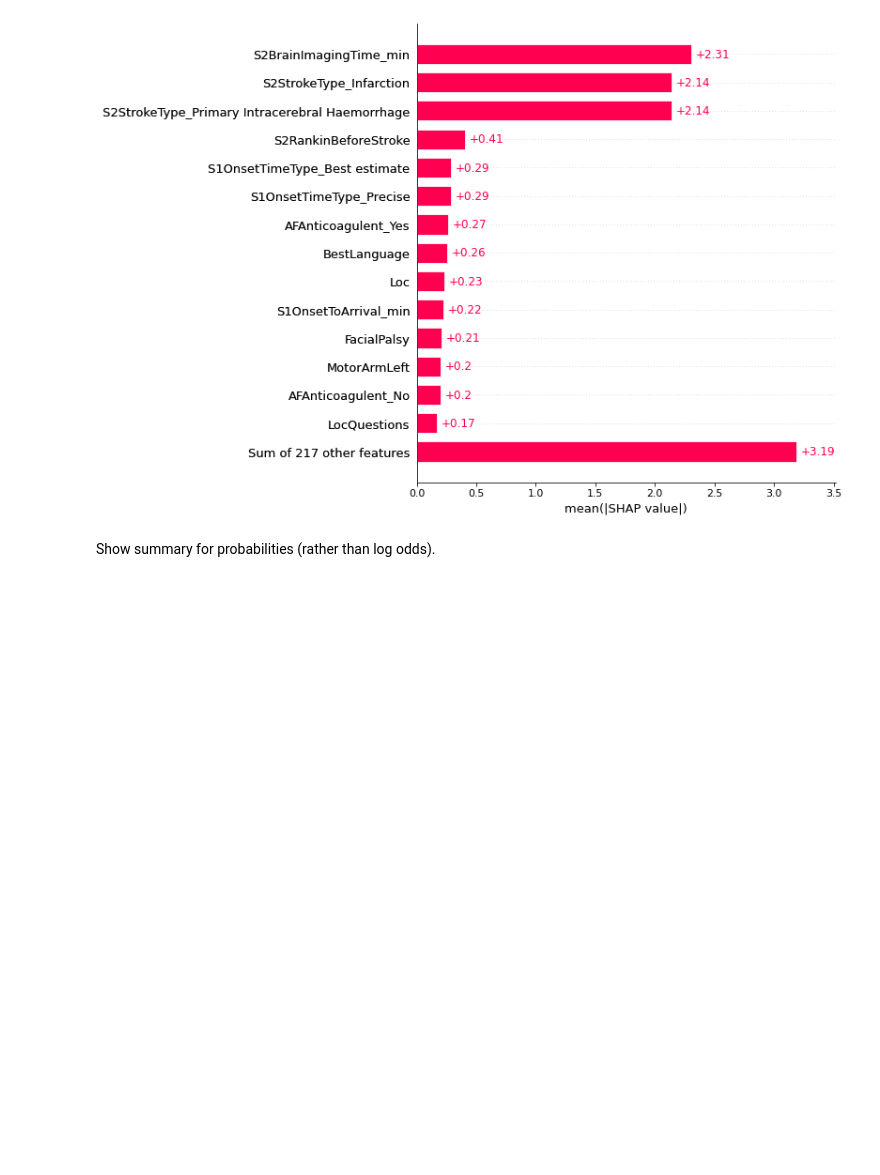
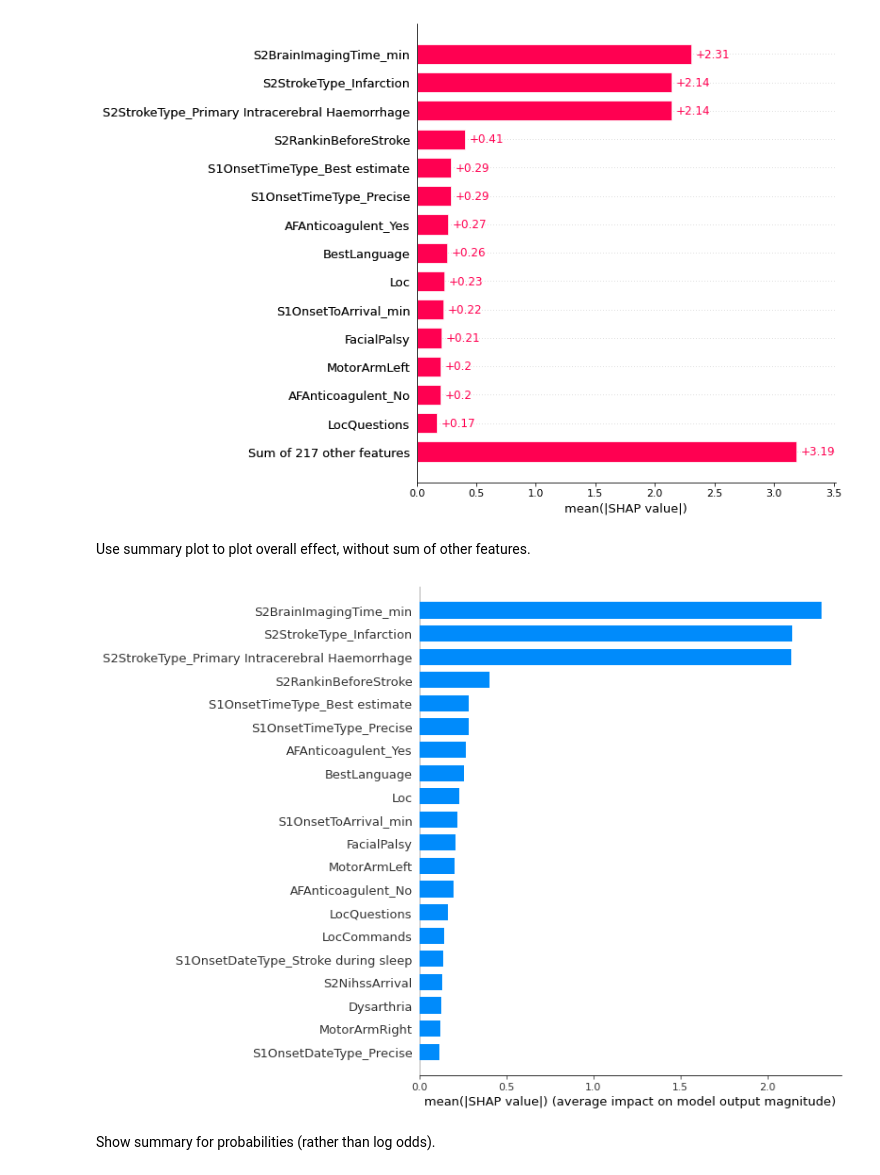
Before and after one commit to samuel-book/samuel-2, a Jupyter notebook: samuel_1/shap/01_log_reg_shap.ipynb, the cells around one changed output. Cells and saved outputs as stored; diff of their text form; code cells hidden in the pictures; blank space fills up the shorter version.

```diff
--- a/samuel_1/shap/01_log_reg_shap.ipynb
+++ b/samuel_1/shap/01_log_reg_shap.ipynb
@@ -281,6 +280,12 @@ This is a plot of the mean ansolute Shap values.
 shap.plots.bar(shap_values_extended_ns, max_display=15)
 # %% [output]
 [figure]
+# %% [markdown]
+Use summary plot to plot overall effect, without sum of other features.
+# %%
+shap.summary_plot(shap_values, X_test, plot_type='bar')
+# %% [output]
+[figure, added]
 # %% [markdown]
 Show summary for probabilities (rather than log odds).
 # %%
```
Also changed, not shown: parts of 3 cells of this notebook.
